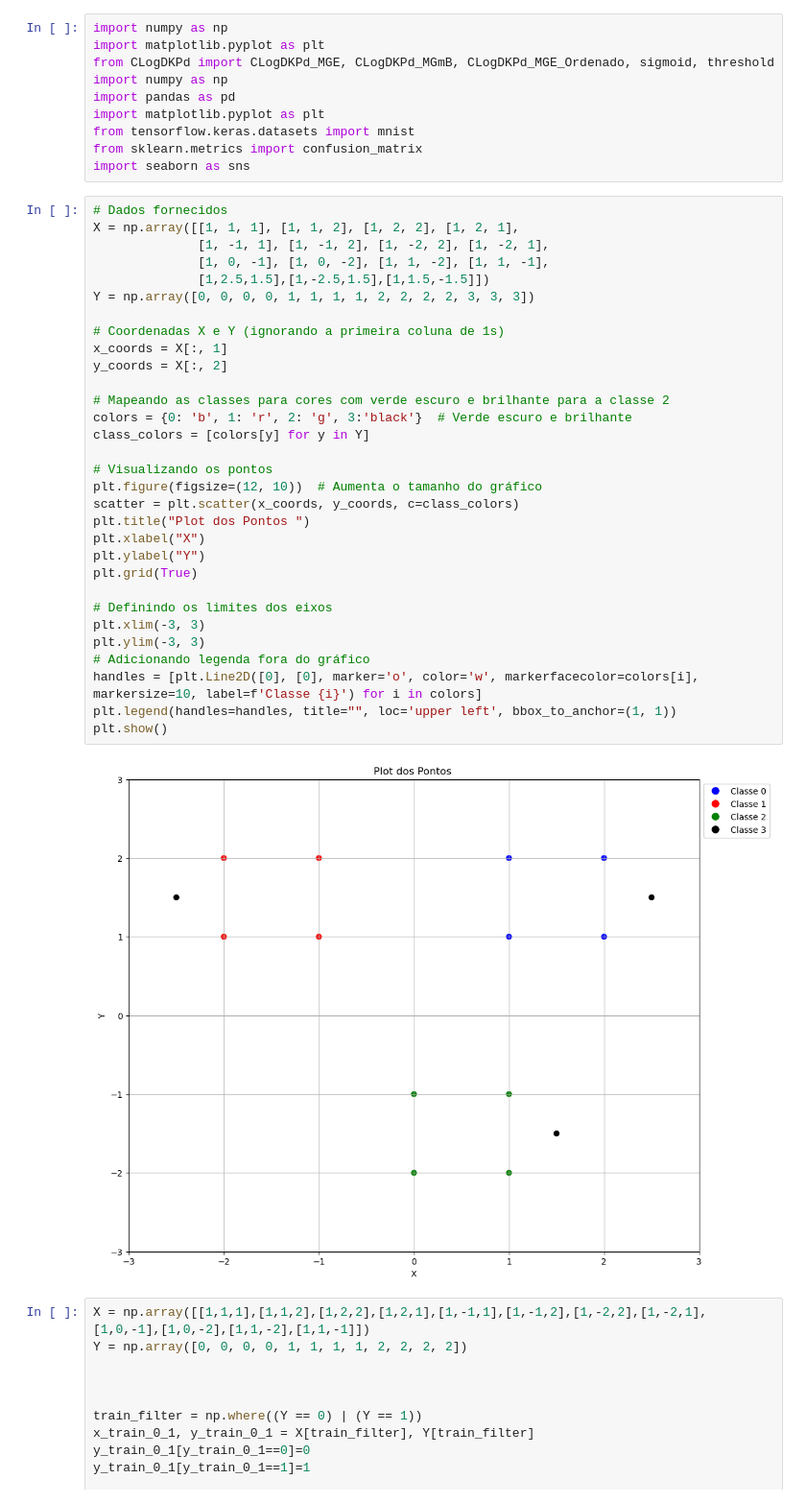
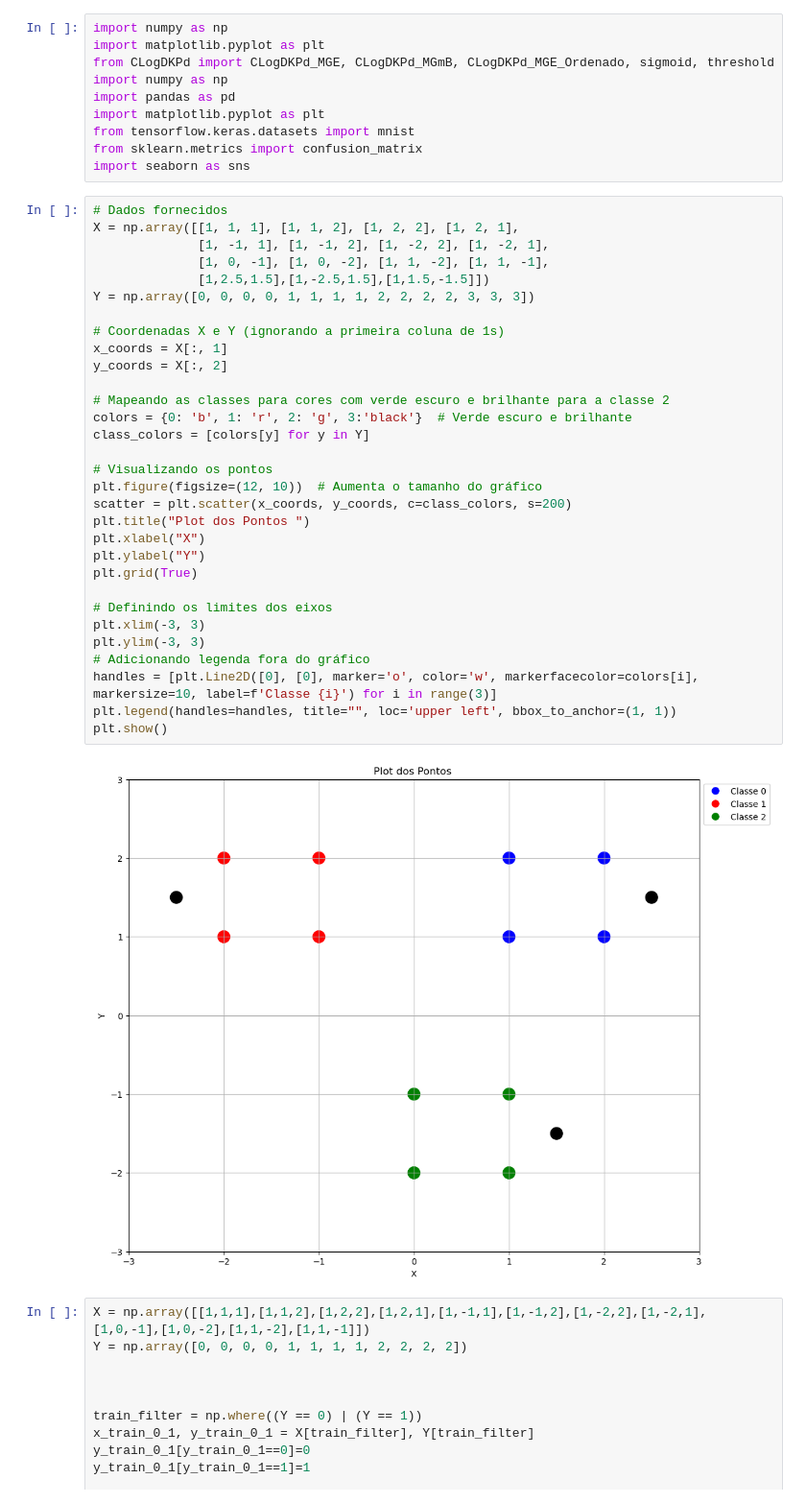
Before and after one commit to GuiSSMartins/OML-MMC, a Jupyter notebook: tres_classes_sintetica.ipynb, the cells around one changed output. Shown: that part at 96% size. Cells and saved outputs as stored; diff of their text form.

```diff
--- a/tres_classes_sintetica.ipynb
+++ b/tres_classes_sintetica.ipynb
@@ -11,36 +11,36 @@ import seaborn as sns
 # %%
 # Dados fornecidos
 X = np.array([[1, 1, 1], [1, 1, 2], [1, 2, 2], [1, 2, 1],
               [1, -1, 1], [1, -1, 2], [1, -2, 2], [1, -2, 1],
               [1, 0, -1], [1, 0, -2], [1, 1, -2], [1, 1, -1],
               [1,2.5,1.5],[1,-2.5,1.5],[1,1.5,-1.5]])
 Y = np.array([0, 0, 0, 0, 1, 1, 1, 1, 2, 2, 2, 2, 3, 3, 3])
 
 # Coordenadas X e Y (ignorando a primeira coluna de 1s)
 x_coords = X[:, 1]
 y_coords = X[:, 2]
 
 # Mapeando as classes para cores com verde escuro e brilhante para a classe 2
 colors = {0: 'b', 1: 'r', 2: 'g', 3:'black'}  # Verde escuro e brilhante
 class_colors = [colors[y] for y in Y]
 
 # Visualizando os pontos
 plt.figure(figsize=(12, 10))  # Aumenta o tamanho do gráfico
-scatter = plt.scatter(x_coords, y_coords, c=class_colors)
+scatter = plt.scatter(x_coords, y_coords, c=class_colors, s=200)
 plt.title("Plot dos Pontos ")
 plt.xlabel("X")
 plt.ylabel("Y")
 plt.grid(True)
 
 # Definindo os limites dos eixos
 plt.xlim(-3, 3)
 plt.ylim(-3, 3)
 # Adicionando legenda fora do gráfico
-handles = [plt.Line2D([0], [0], marker='o', color='w', markerfacecolor=colors[i], markersize=10, label=f'Classe {i}') for i in colors]
+handles = [plt.Line2D([0], [0], marker='o', color='w', markerfacecolor=colors[i], markersize=10, label=f'Classe {i}') for i in range(3)]
 plt.legend(handles=handles, title="", loc='upper left', bbox_to_anchor=(1, 1))
 plt.show()
 # %% [output]
-[figure, old version]
+[figure, new version]
 # %%
 X = np.array([[1,1,1],[1,1,2],[1,2,2],[1,2,1],[1,-1,1],[1,-1,2],[1,-2,2],[1,-2,1],[1,0,-1],[1,0,-2],[1,1,-2],[1,1,-1]])
 Y = np.array([0, 0, 0, 0, 1, 1, 1, 1, 2, 2, 2, 2])
```
Also changed, not shown: parts of 2 cells of this notebook, 19 other files.
